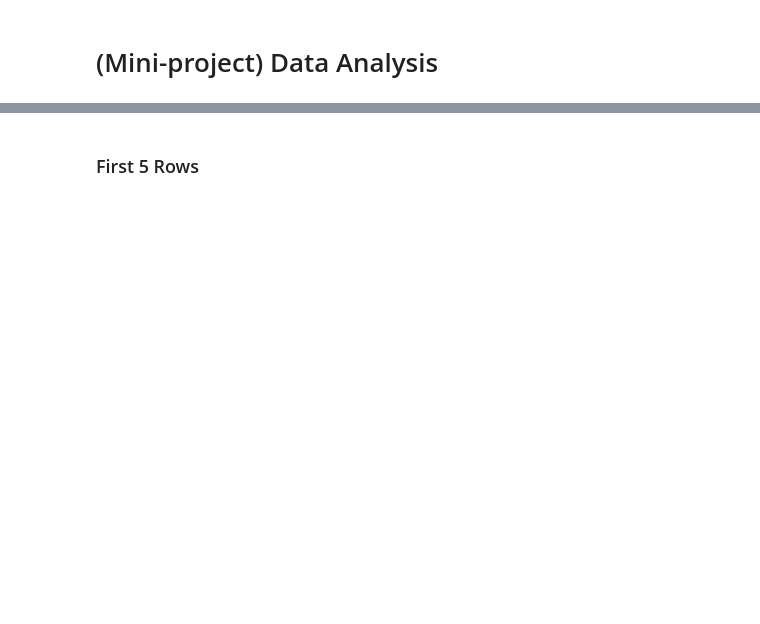
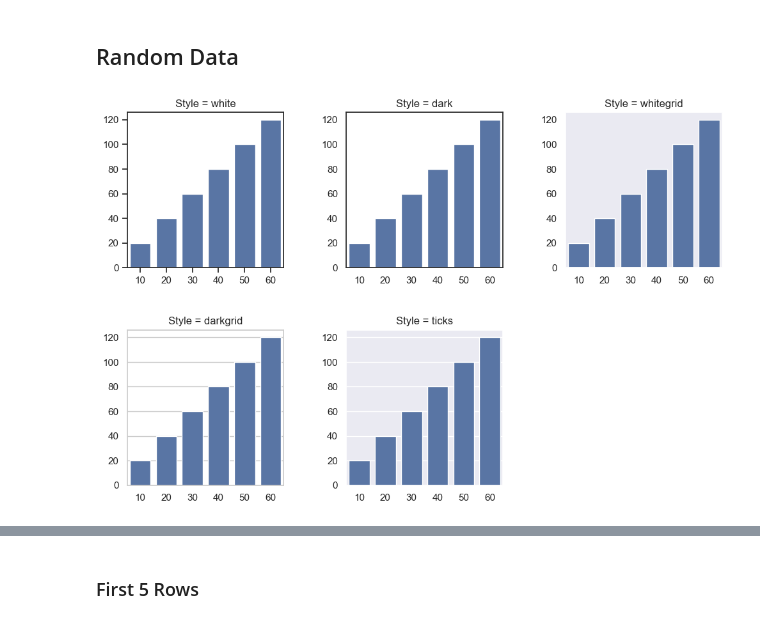
Before and after one commit to AbdullahHasan0/Data-Science-Group-2---BWF---Abdullah-Hasan, a Jupyter notebook: Task 18/Task 18.ipynb, the cells around one changed output, grey strips where cells are left out. Cells and saved outputs as stored; diff of their text form; code cells hidden in the pictures; blank space fills up the shorter version.

```diff
--- a/Task 18/Task 18.ipynb
+++ b/Task 18/Task 18.ipynb
@@ -1,2 +41,38 @@
 # %% [markdown]
-# (Mini-project) Data Analysis
+## Random Data
+# %%
+x = [10,20,30,40,50,60]
+y = [20,40,60,80,100,120]
+# %%
+plt.figure(figsize=(12, 12))
+
+plt.subplot(3, 3, 1)
+sns.set_style('white')
+sns.barplot(x=x, y=y)
+plt.title("Style = white")
+
+plt.subplot(3, 3, 2)
+sns.set_style('dark')
+sns.barplot(x=x, y=y)
+plt.title("Style = dark")
+
+plt.subplot(3, 3, 3)
+sns.set_style('whitegrid')
+sns.barplot(x=x, y=y)
+plt.title("Style = whitegrid")
+
+plt.subplot(3, 3, 4)
+sns.set_style('darkgrid')
+sns.barplot(x=x, y=y)
+plt.title("Style = darkgrid")
+
+plt.subplot(3, 3, 5)
+sns.set_style('ticks')
+sns.barplot(x=x, y=y)
+plt.title("Style = ticks")
+
+plt.subplots_adjust(wspace=0.4, hspace=0.4)
+
+plt.show()
+# %% [output]
+[figure, added]
```
Also changed, not shown: parts of 247 cells of this notebook, 2 other files.
